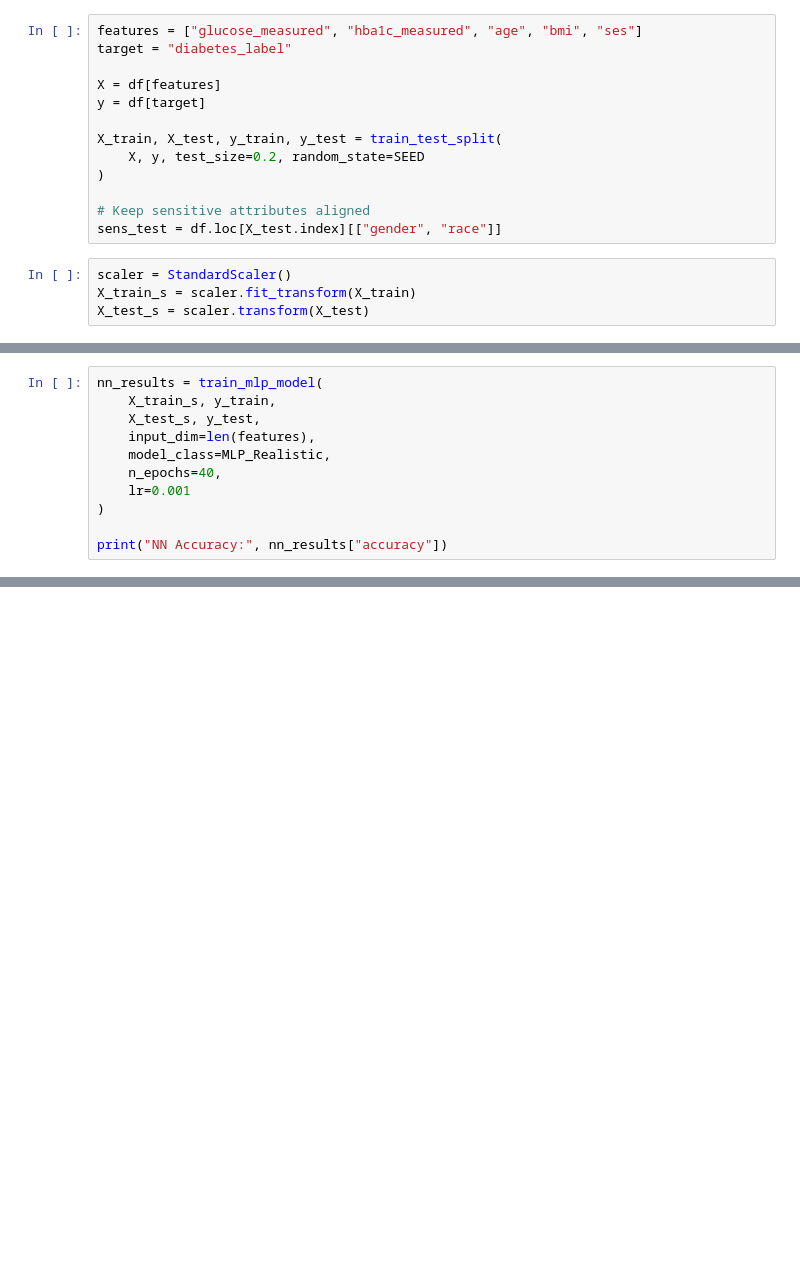
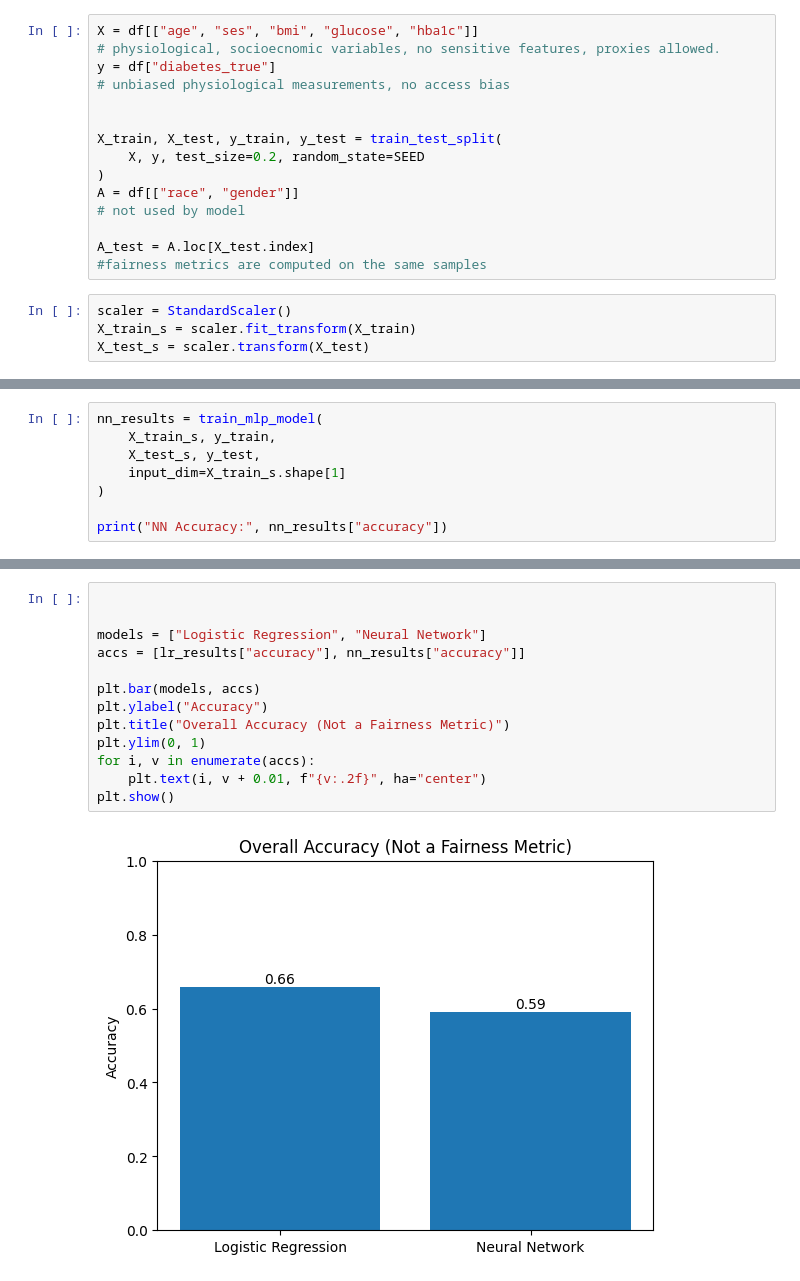
Before and after one commit to isabelle-bustamante/diabetes-fairness-ml, a Jupyter notebook: experiments/03_realistic_world.ipynb, the cells around one changed output, grey strips where cells are left out. Drawn from its saved outputs; the diff is of its cells as text; blank space fills up the shorter version.

```diff
--- a/experiments/03_realistic_world.ipynb
+++ b/experiments/03_realistic_world.ipynb
@@ -27,16 +72,18 @@ df.head()
 # %%
-features = ["glucose_measured", "hba1c_measured", "age", "bmi", "ses"]
-target = "diabetes_label"
+X = df[["age", "ses", "bmi", "glucose", "hba1c"]]
+# physiological, socioecnomic variables, no sensitive features, proxies allowed.
+y = df["diabetes_true"]
+# unbiased physiological measurements, no access bias
 
-X = df[features]
-y = df[target]
 
 X_train, X_test, y_train, y_test = train_test_split(
     X, y, test_size=0.2, random_state=SEED
 )
+A = df[["race", "gender"]]
+# not used by model
 
-# Keep sensitive attributes aligned
-sens_test = df.loc[X_test.index][["gender", "race"]]
+A_test = A.loc[X_test.index]
+#fairness metrics are computed on the same samples
 # %%
 scaler = StandardScaler()
 X_train_s = scaler.fit_transform(X_train)
@@ -54,10 +105,7 @@ LR Accuracy: 0.7
 nn_results = train_mlp_model(
     X_train_s, y_train,
     X_test_s, y_test,
-    input_dim=len(features),
-    model_class=MLP_Realistic,
-    n_epochs=40,
-    lr=0.001
+    input_dim=X_train_s.shape[1]
 )
 
 print("NN Accuracy:", nn_results["accuracy"])
@@ -110,0 +243,15 @@ print(fair_nn)
+# %%
+
+
+models = ["Logistic Regression", "Neural Network"]
+accs = [lr_results["accuracy"], nn_results["accuracy"]]
+
+plt.bar(models, accs)
+plt.ylabel("Accuracy")
+plt.title("Overall Accuracy (Not a Fairness Metric)")
+plt.ylim(0, 1)
+for i, v in enumerate(accs):
+    plt.text(i, v + 0.01, f"{v:.2f}", ha="center")
+plt.show()
+# %% [output]
+[figure, added]
```
Also changed, not shown: parts of 21 cells of this notebook, 3 other files.
